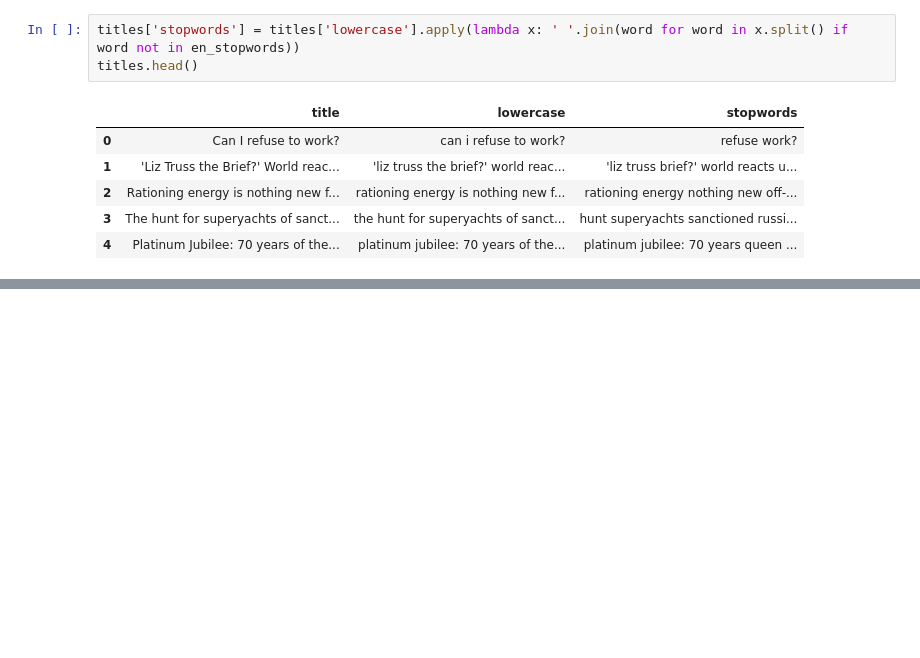
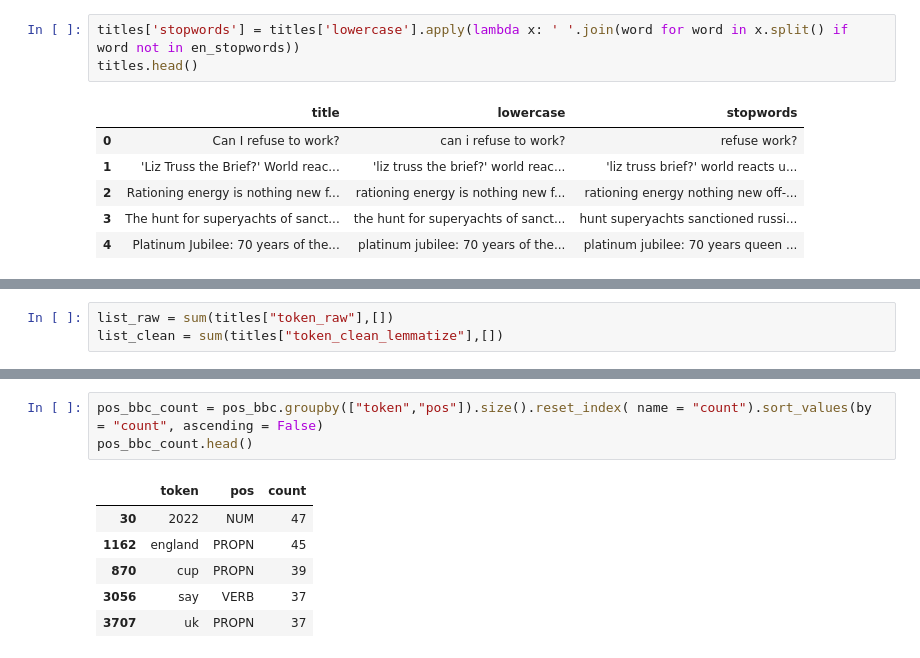
Before and after one commit to wanderer878/jupyter, a Jupyter notebook: practical_task_22.ipynb, the cells around one changed output, grey strips where cells are left out. Saved outputs shown, nothing was run; the diff lists cells and outputs as text; blank space fills up the shorter version.

```diff
--- a/practical_task_22.ipynb
+++ b/practical_task_22.ipynb
@@ -104,0 +119,3 @@ titles.head()
+# %%
+list_raw = sum(titles["token_raw"],[])
+list_clean = sum(titles["token_clean_lemmatize"],[])
@@ -104,0 +143,10 @@ titles.head()
+# %%
+pos_bbc_count = pos_bbc.groupby(["token","pos"]).size().reset_index( name = "count").sort_values(by = "count", ascending = False)
+pos_bbc_count.head()
+# %% [output]
+|  | token | pos | count |
+| 30 | 2022 | NUM | 47 |
+| 1162 | england | PROPN | 45 |
+| 870 | cup | PROPN | 39 |
+| 3056 | say | VERB | 37 |
+| 3707 | uk | PROPN | 37 |
```
Also changed, not shown: parts of 13 cells of this notebook.
